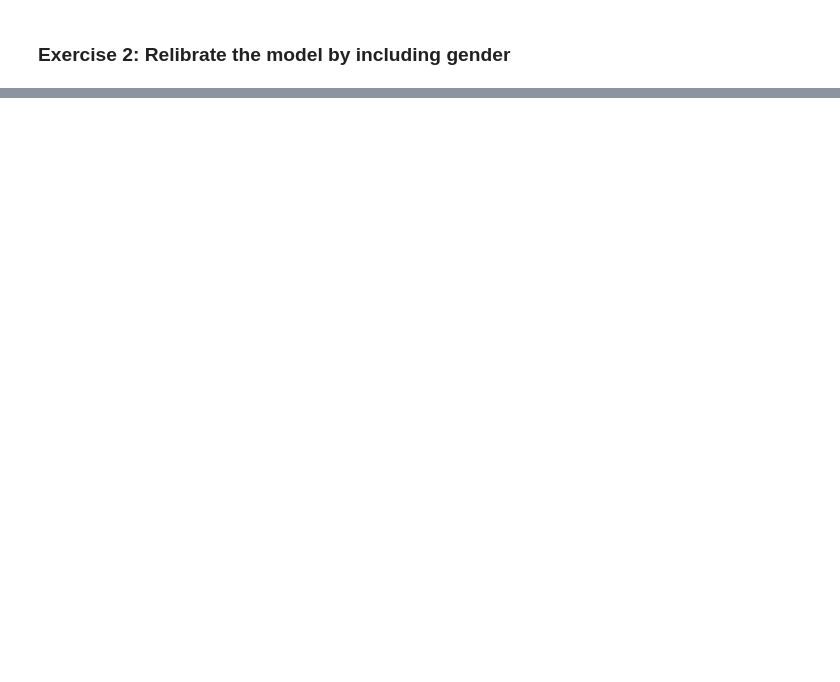
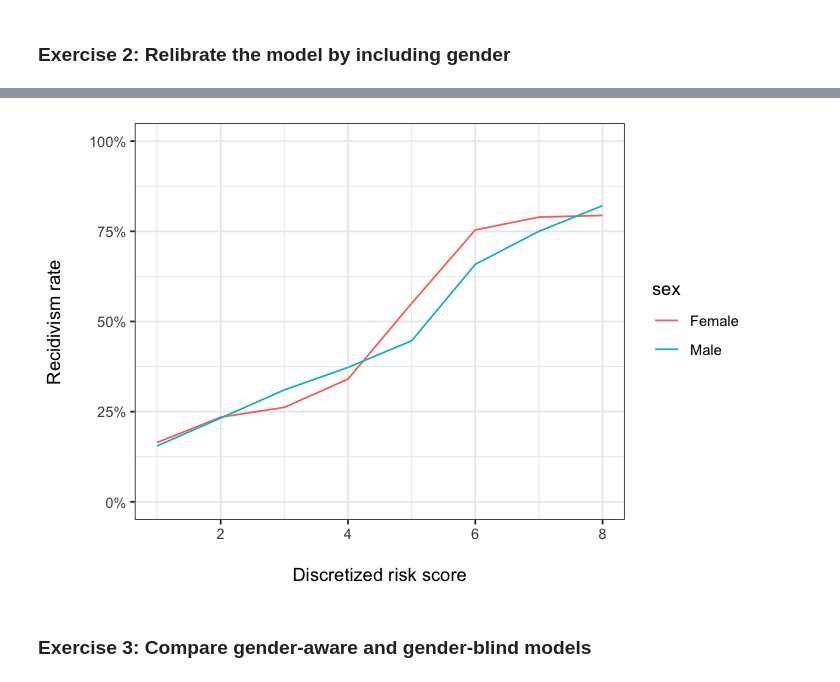
Before and after one commit to stanford-policylab/law-order-algo, a Jupyter notebook: notebooks/week-8-fairness_2-answers.ipynb, the cells around one changed output, grey strips where cells are left out. Cells and saved outputs as stored; diff of their text form; code cells hidden in the pictures; blank space fills up the shorter version.

```diff
--- a/notebooks/week-8-fairness_2-answers.ipynb
+++ b/notebooks/week-8-fairness_2-answers.ipynb
@@ -67,2 +91,23 @@ head(compas_df)
 # %% [markdown]
 ### Exercise 2: Relibrate the model by including gender
+# %%
+# Refit the model by including gender
+
+# WRITE CODE HERE
+# START solution
+recid_gender_model <- glm(is_recid ~ priors_count + age + sex, data = compas_df, family = "binomial")
+compas_df <- compas_df %>%
+    mutate(
+        gender_aware_risk = predict(recid_gender_model, type = "response"),
+        gender_aware_risk_score = round(gender_aware_risk * 10)
+    )
+# END solution
+# %%
+calibration_by_gender <- compas_df %>%
+    mutate(gender_aware_risk_score = ifelse(gender_aware_risk_score >= 8, 8, gender_aware_risk_score)) %>%
+    group_by(sex, gender_aware_risk_score) %>%
+    summarize(recidivism_rate = mean(is_recid))
+
+# Put the recidivism rates of different races side by side
+calibration_by_gender %>%
+    spread(sex, recidivism_rate)
@@ -68,0 +126,13 @@ head(compas_df)
+# %%
+# Calibration plot
+ggplot(calibration_by_gender,
+       aes(x = gender_aware_risk_score, y = recidivism_rate, color = sex)) +
+    geom_line() +
+    scale_y_continuous(labels = scales::percent_format(1), limits = c(0, 1))+
+    scale_x_continuous(breaks = seq(0, 8, 2), limits = c(1, 8))+
+    labs(x = "\nDiscretized risk score",
+         y = "Recidivism rate\n")
+# %% [output]
+[figure, added]
+# %% [markdown]
+### Exercise 3: Compare gender-aware and gender-blind models
```
Also changed, not shown: parts of 13 cells of this notebook, 1 other file.
